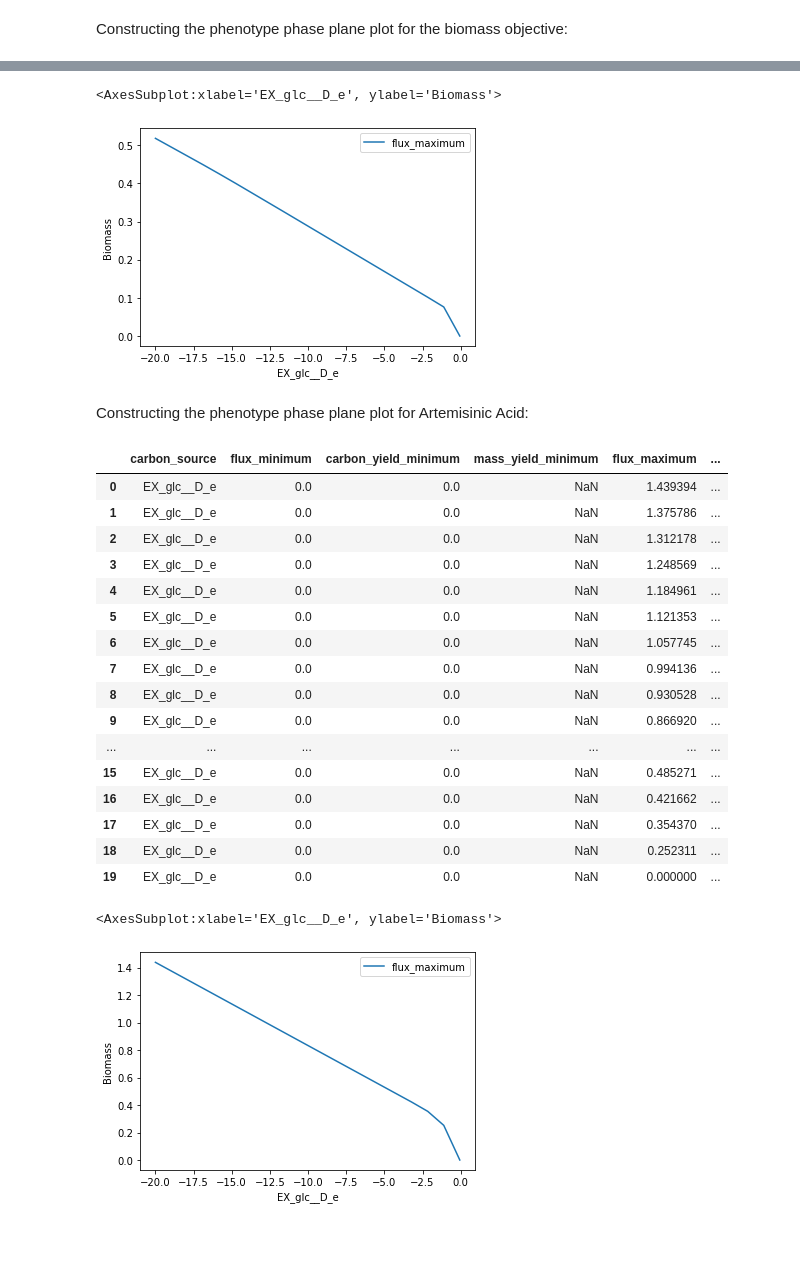
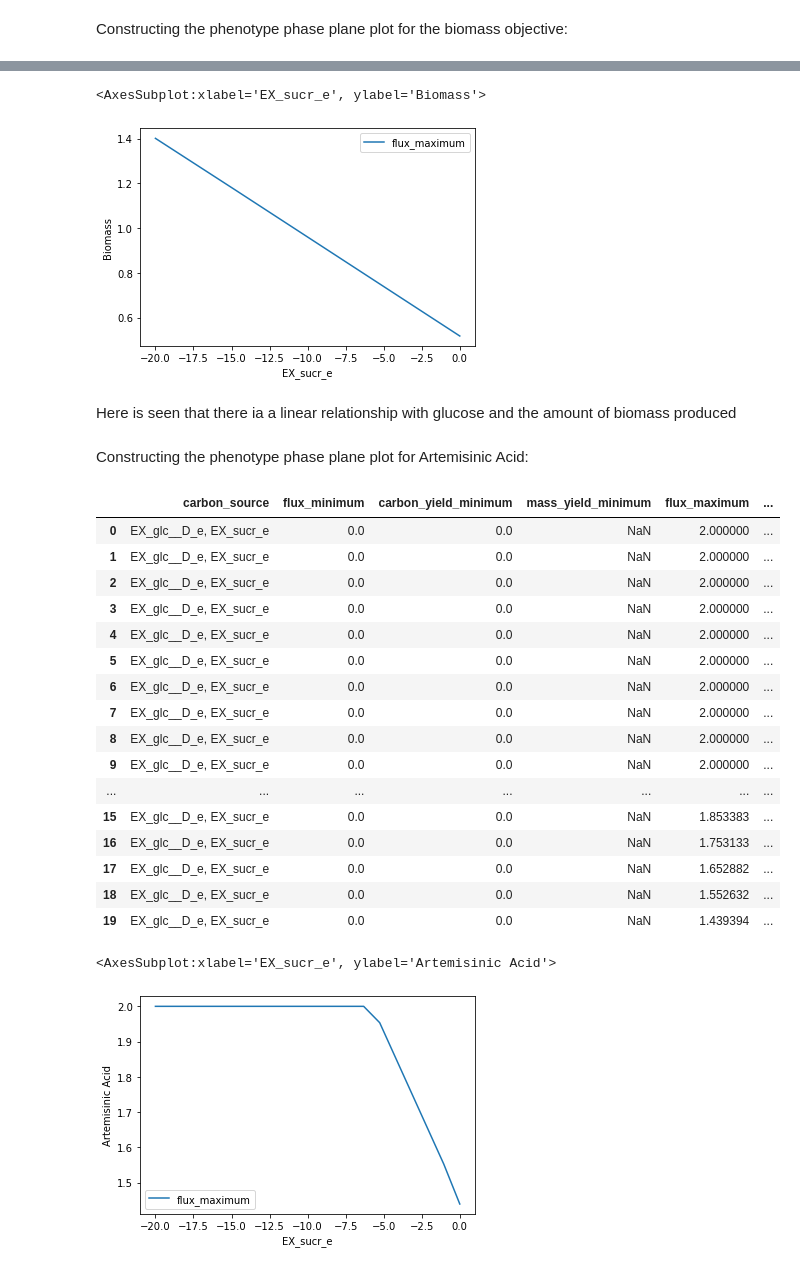
Before and after one commit to 27410/group-assignment-group-8, a Jupyter notebook: Analysis/Phaseplane.ipynb, the cells around one changed output, grey strips where cells are left out. Saved outputs shown, nothing was run; the diff lists cells and outputs as text; code cells hidden in the pictures; blank space fills up the shorter version.

```diff
--- a/Analysis/Phaseplane.ipynb
+++ b/Analysis/Phaseplane.ipynb
@@ -11,11 +11,11 @@ Constructing the phenotype phase plane plot for the biomass objective:
 # %%
 #Changning flux of glucose
 Medium=iMM904.medium
-Medium['EX_glc__D_e']=20
-iMM904.reactions.EX_glc__D_e.bounds=-20,1000
+Medium['EX_sucr_e']=20
+iMM904.reactions.EX_sucr_e.bounds=-20,1000
 
 PPP_biomass = production_envelope(iMM904,
-                    reactions=[iMM904.reactions.EX_glc__D_e],
+                    reactions=[iMM904.reactions.EX_sucr_e],
                     objective=iMM904.reactions.BIOMASS_SC5_notrace)
 PPP_biomass
 # %% [output]
@@ -39,35 +39,37 @@ PPP_biomass
 # %%
-PPP_biomass.plot(x='EX_glc__D_e', y='flux_maximum', ylabel="Biomass")
+PPP_biomass.plot(x='EX_sucr_e', y='flux_maximum', ylabel="Biomass")
 # %% [output]
-<AxesSubplot:xlabel='EX_glc__D_e', ylabel='Biomass'>
+<AxesSubplot:xlabel='EX_sucr_e', ylabel='Biomass'>
-[figure, old version]
+[figure, new version]
+# %% [markdown]
+Here is seen that there ia a linear relationship with glucose and the amount of biomass produced
 # %% [markdown]
 Constructing the phenotype phase plane plot for Artemisinic Acid:
 # %%
 PPP_AA = production_envelope(iMM904,
-                    reactions=[iMM904.reactions.EX_glc__D_e],
+                    reactions=[iMM904.reactions.EX_sucr_e],
                     objective=iMM904.reactions.ALDH1)
 PPP_AA
 # %% [output]
 |  | carbon_source | flux_minimum | carbon_yield_minimum | mass_yield_minimum | flux_maximum | ... |
-| 0 | EX_glc__D_e | 0.0 | 0.0 | NaN | 1.439394 | ... |
-| 1 | EX_glc__D_e | 0.0 | 0.0 | NaN | 1.375786 | ... |
-| 2 | EX_glc__D_e | 0.0 | 0.0 | NaN | 1.312178 | ... |
-| 3 | EX_glc__D_e | 0.0 | 0.0 | NaN | 1.248569 | ... |
-| 4 | EX_glc__D_e | 0.0 | 0.0 | NaN | 1.184961 | ... |
-| 5 | EX_glc__D_e | 0.0 | 0.0 | NaN | 1.121353 | ... |
-| 6 | EX_glc__D_e | 0.0 | 0.0 | NaN | 1.057745 | ... |
-| 7 | EX_glc__D_e | 0.0 | 0.0 | NaN | 0.994136 | ... |
-| 8 | EX_glc__D_e | 0.0 | 0.0 | NaN | 0.930528 | ... |
-| 9 | EX_glc__D_e | 0.0 | 0.0 | NaN | 0.866920 | ... |
+| 0 | EX_glc__D_e, EX_sucr_e | 0.0 | 0.0 | NaN | 2.000000 | ... |
+| 1 | EX_glc__D_e, EX_sucr_e | 0.0 | 0.0 | NaN | 2.000000 | ... |
+| 2 | EX_glc__D_e, EX_sucr_e | 0.0 | 0.0 | NaN | 2.000000 | ... |
+| 3 | EX_glc__D_e, EX_sucr_e | 0.0 | 0.0 | NaN | 2.000000 | ... |
+| 4 | EX_glc__D_e, EX_sucr_e | 0.0 | 0.0 | NaN | 2.000000 | ... |
+| 5 | EX_glc__D_e, EX_sucr_e | 0.0 | 0.0 | NaN | 2.000000 | ... |
+| 6 | EX_glc__D_e, EX_sucr_e | 0.0 | 0.0 | NaN | 2.000000 | ... |
+| 7 | EX_glc__D_e, EX_sucr_e | 0.0 | 0.0 | NaN | 2.000000 | ... |
+| 8 | EX_glc__D_e, EX_sucr_e | 0.0 | 0.0 | NaN | 2.000000 | ... |
+| 9 | EX_glc__D_e, EX_sucr_e | 0.0 | 0.0 | NaN | 2.000000 | ... |
 | ... | ... | ... | ... | ... | ... | ... |
-| 15 | EX_glc__D_e | 0.0 | 0.0 | NaN | 0.485271 | ... |
-| 16 | EX_glc__D_e | 0.0 | 0.0 | NaN | 0.421662 | ... |
-| 17 | EX_glc__D_e | 0.0 | 0.0 | NaN | 0.354370 | ... |
-| 18 | EX_glc__D_e | 0.0 | 0.0 | NaN | 0.252311 | ... |
-| 19 | EX_glc__D_e | 0.0 | 0.0 | NaN | 0.000000 | ... |
+| 15 | EX_glc__D_e, EX_sucr_e | 0.0 | 0.0 | NaN | 1.853383 | ... |
+| 16 | EX_glc__D_e, EX_sucr_e | 0.0 | 0.0 | NaN | 1.753133 | ... |
+| 17 | EX_glc__D_e, EX_sucr_e | 0.0 | 0.0 | NaN | 1.652882 | ... |
+| 18 | EX_glc__D_e, EX_sucr_e | 0.0 | 0.0 | NaN | 1.552632 | ... |
+| 19 | EX_glc__D_e, EX_sucr_e | 0.0 | 0.0 | NaN | 1.439394 | ... |
 # %%
-PPP_AA.plot(x='EX_glc__D_e', y='flux_maximum', ylabel="Biomass")
+PPP_AA.plot(x='EX_sucr_e', y='flux_maximum', ylabel="Artemisinic Acid")
 # %% [output]
-<AxesSubplot:xlabel='EX_glc__D_e', ylabel='Biomass'>
+<AxesSubplot:xlabel='EX_sucr_e', ylabel='Artemisinic Acid'>
-[figure, old version]
+[figure, new version]
```
Also changed, not shown: parts of 2 cells of this notebook.
